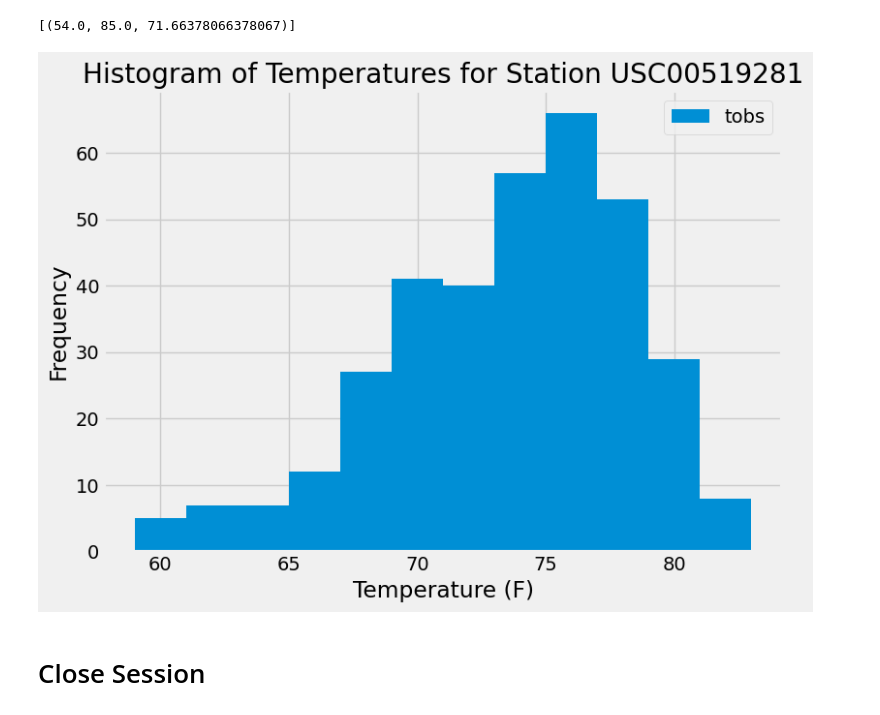
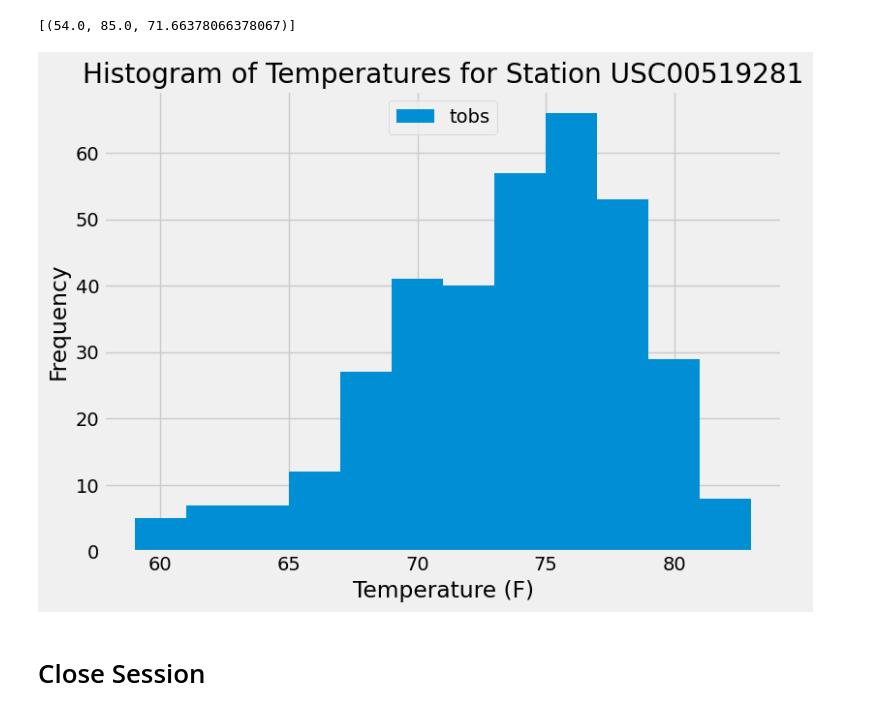
Before and after one commit to rdeshir10/sqlalchemy, a Jupyter notebook: SurfsUp/climate_starter.ipynb, the cells around one changed output. Cells and saved outputs as stored; diff of their text form; code cells hidden in the pictures.

```diff
--- a/SurfsUp/climate_starter.ipynb
+++ b/SurfsUp/climate_starter.ipynb
@@ -56,11 +57,11 @@ latest_data = session.query(measurement.date).order_by(measurement.date.desc()).
 
 # Calculate the date one year from the last date in data set.
 
-one_year_later = session.query(func.date(func.max(measurement.date), '-1 year')).scalar()
+past_year = session.query(func.date(func.max(measurement.date), '-1 year')).scalar()
 
 # Perform a query to retrieve the data and precipitation scores
 
-results = session.query(measurement.date, measurement.prcp).filter(measurement.date >= one_year_later).all()
+results = session.query(measurement.date, measurement.prcp).filter(measurement.date >= past_year).all()
 
 # Save the query results as a Pandas DataFrame. Explicitly set the column names
 
@@ -68,9 +69,25 @@ df = pd.DataFrame(results, columns= ['Date', 'Precipitation'])
 
 # Sort the dataframe by date
 
-df.sort_values(by=['Date'])
+df.sort_values(by=['Date'],inplace=True)
 
 # Use Pandas Plotting with Matplotlib to plot the data
 
-df.plot(kind='bar',xlabel= "Date", ylabel= "Inches")
+# df.plot(kind='bar',xlabel= "Date", ylabel= "Inches")
+fig, ax = plt.subplots()
+ax.plot(df['Date'], df['Precipitation'], label='Precipitation')
+
+# Set x-axis major locator to display 5 or 6 ticks
+ax.xaxis.set_major_locator(mdates.DayLocator(interval=70))
+
+
+# Rotate date labels for better readability
+plt.xticks(rotation=90)
+
+# Adding labels and legend
+ax.set_xlabel('Date')
+ax.set_ylabel('Inches')
+ax.legend(loc='upper center')
+
+plt.show()
 # %% [output]
@@ -114,24 +131,26 @@ print(most_act_data)
 # %%
 # Using the most active station id
 # Query the last 12 months of temperature observation data for this station and plot the results as a histogram
 last_12_temp = session.query(measurement.tobs).\
-    filter(measurement.date >= one_year_later).\
+    filter(measurement.date >= past_year).\
     filter(measurement.station=='USC00519281').all()
+
+# using list comprehension to generate list of temperatures for histogram
 temperatures = [temp[0] for temp in last_12_temp]
 
 # Plotting histogram
 plt.figure(figsize=(8, 6))
 plt.hist(temperatures, bins=12, label='tobs')
 plt.xlabel('Temperature (F)')
 plt.ylabel('Frequency')
 plt.title('Histogram of Temperatures for Station USC00519281')
 plt.grid(True)
-plt.legend()
+plt.legend(loc='upper center')
 plt.tight_layout()
 
 plt.show()
 # %% [output]
-[figure, old version]
+[figure, new version]
 # %% [markdown]
 # Close Session
 # %%
```
Also changed, not shown: parts of 2 cells of this notebook, 1 other file.
